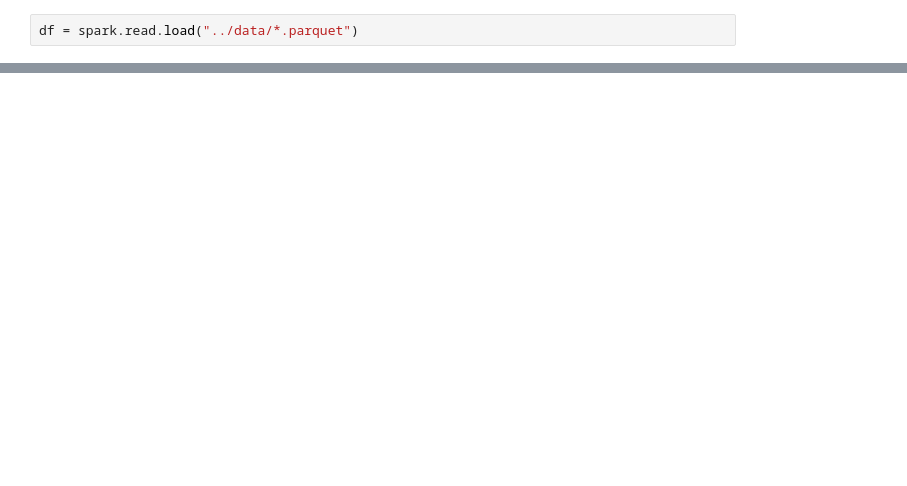
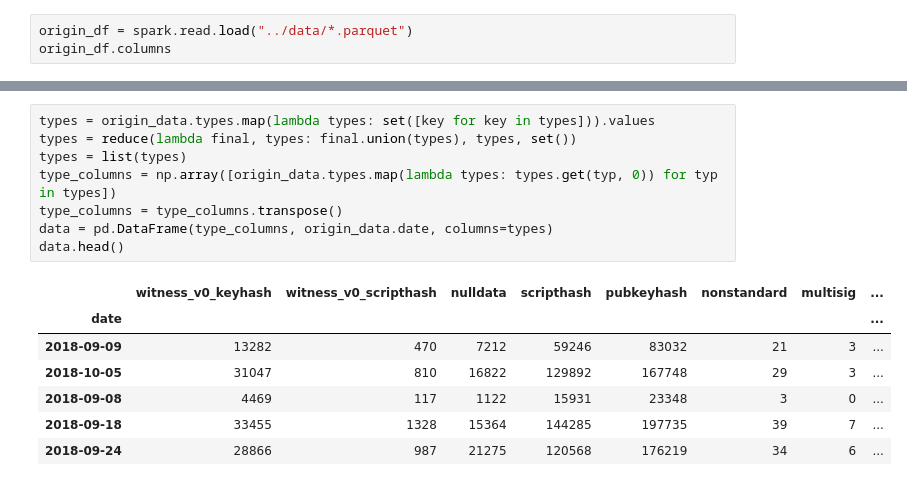
Before and after one commit to CS-703059001-group4/bitcoin-analysis, a Jupyter notebook: notebook/vout_type.ipynb, the cells around one changed output, grey strips where cells are left out. Drawn from its saved outputs; the diff is of its cells as text; blank space fills up the shorter version.

```diff
--- a/notebook/vout_type.ipynb
+++ b/notebook/vout_type.ipynb
@@ -31,2 +55,3 @@ sc = spark.sparkContext
 # %%
-df = spark.read.load("../data/*.parquet")
+origin_df = spark.read.load("../data/*.parquet")
+origin_df.columns
@@ -93,0 +91,16 @@ High five! You successfully sent some data to your account on plotly. View your
+# %%
+types = origin_data.types.map(lambda types: set([key for key in types])).values
+types = reduce(lambda final, types: final.union(types), types, set())
+types = list(types)
+type_columns = np.array([origin_data.types.map(lambda types: types.get(typ, 0)) for typ in types])
+type_columns = type_columns.transpose()
+data = pd.DataFrame(type_columns, origin_data.date, columns=types)
+data.head()
+# %% [output]
+|  | witness_v0_keyhash | witness_v0_scripthash | nulldata | scripthash | pubkeyhash | nonstandard | multisig | ... |
+| date |  |  |  |  |  |  |  | ... |
+| 2018-09-09 | 13282 | 470 | 7212 | 59246 | 83032 | 21 | 3 | ... |
+| 2018-10-05 | 31047 | 810 | 16822 | 129892 | 167748 | 29 | 3 | ... |
+| 2018-09-08 | 4469 | 117 | 1122 | 15931 | 23348 | 3 | 0 | ... |
+| 2018-09-18 | 33455 | 1328 | 15364 | 144285 | 197735 | 39 | 7 | ... |
+| 2018-09-24 | 28866 | 987 | 21275 | 120568 | 176219 | 34 | 6 | ... |
```
Also changed, not shown: parts of 23 cells of this notebook, 1 other file.
